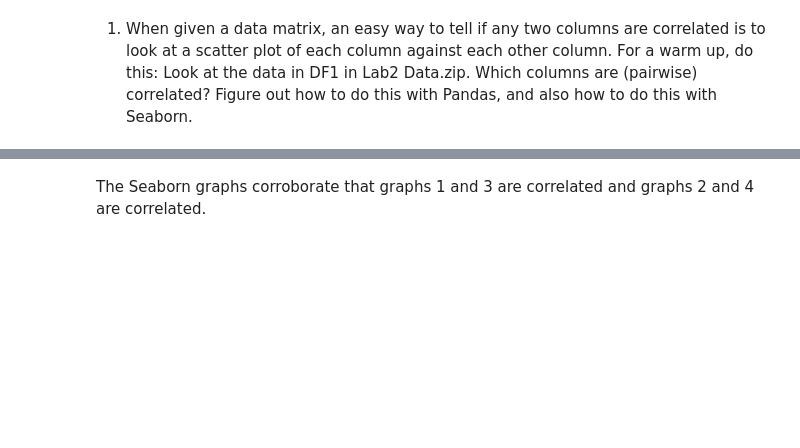
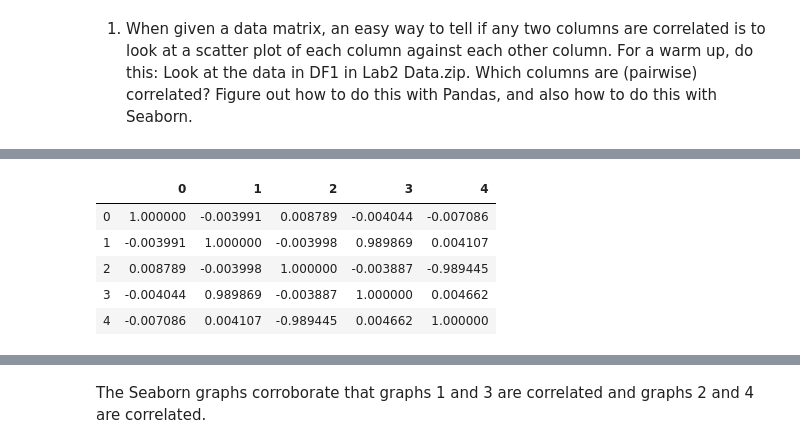
Before and after one commit to yue-cheng-wind/EE460J-Labs, a Jupyter notebook: Lab 2/Lab2Code.ipynb, the cells around one changed output, grey strips where cells are left out. Saved outputs shown, nothing was run; the diff lists cells and outputs as text; code cells hidden in the pictures; blank space fills up the shorter version.

```diff
--- a/Lab 2/Lab2Code.ipynb
+++ b/Lab 2/Lab2Code.ipynb
@@ -33,0 +15,9 @@ graph = sns.pairplot(df1)
+# %%
+df1.corr()
+# %% [output]
+|  | 0 | 1 | 2 | 3 | 4 |
+| 0 | 1.000000 | -0.003991 | 0.008789 | -0.004044 | -0.007086 |
+| 1 | -0.003991 | 1.000000 | -0.003998 | 0.989869 | 0.004107 |
+| 2 | 0.008789 | -0.003998 | 1.000000 | -0.003887 | -0.989445 |
+| 3 | -0.004044 | 0.989869 | -0.003887 | 1.000000 | 0.004662 |
+| 4 | -0.007086 | 0.004107 | -0.989445 | 0.004662 | 1.000000 |
```
Also changed, not shown: parts of 3 cells of this notebook.
